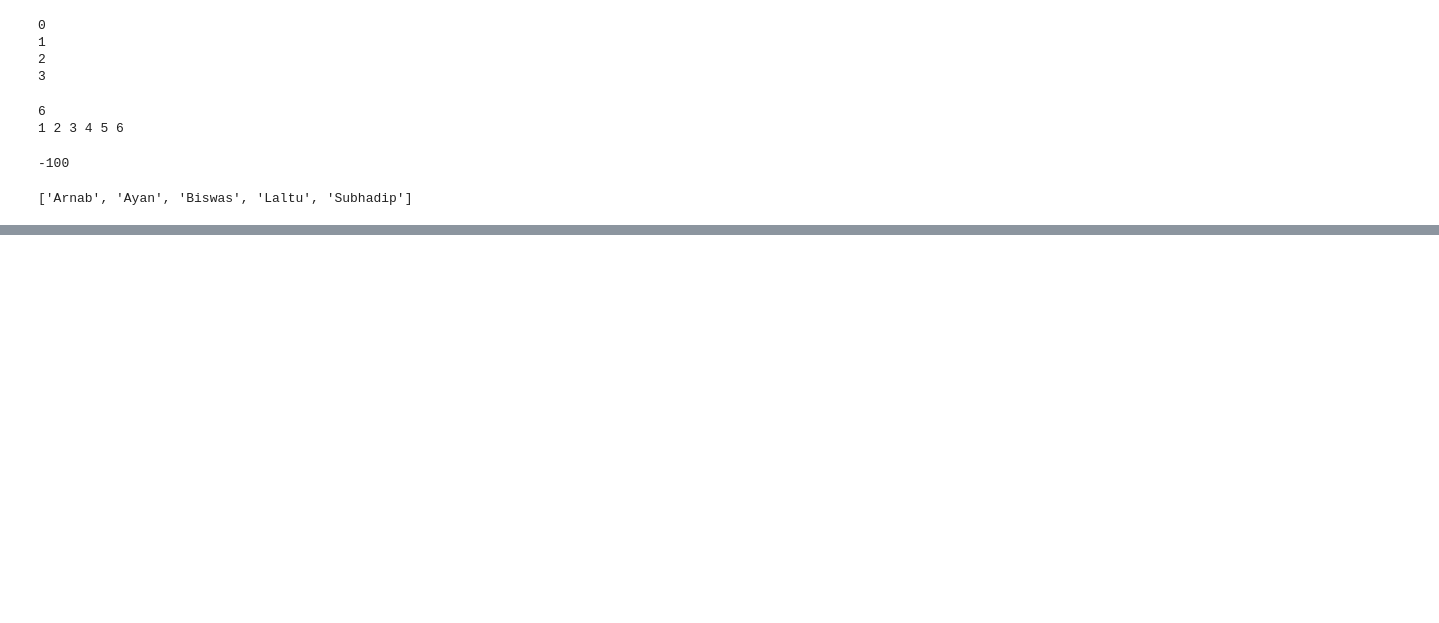
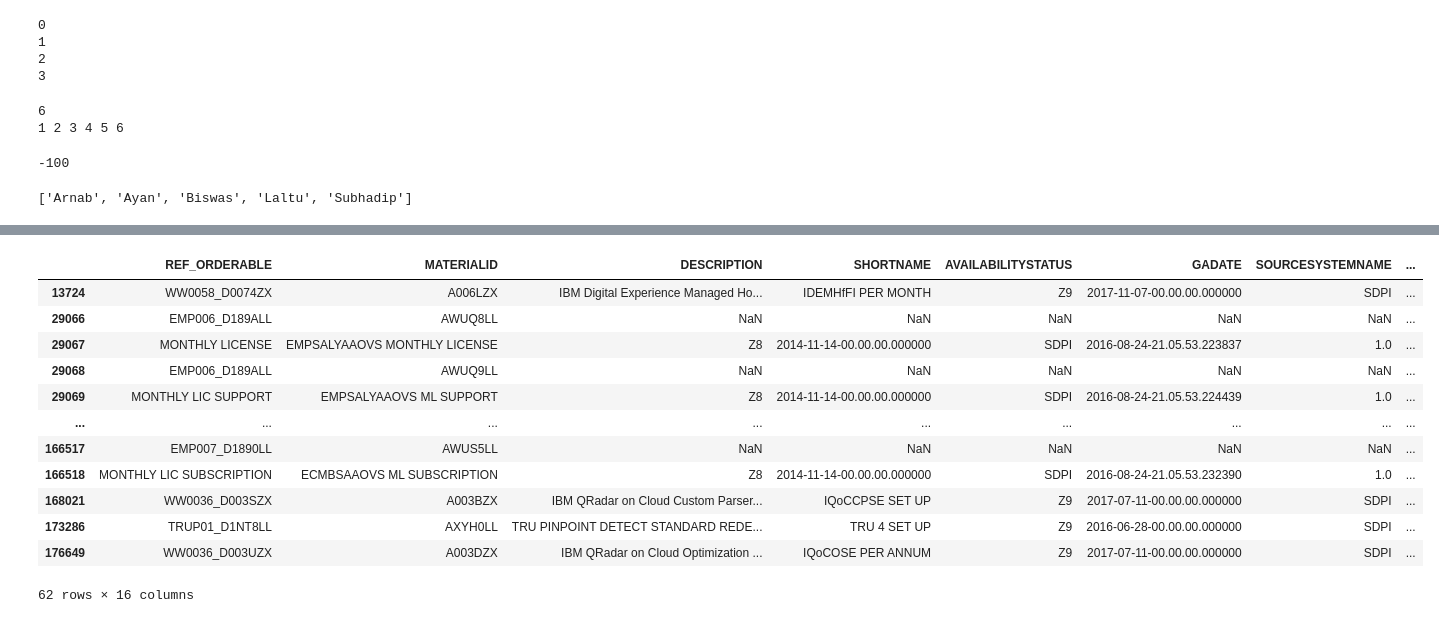
Before and after one commit to arnab36/interview-preparation, a Jupyter notebook: basic.ipynb, the cells around one changed output, grey strips where cells are left out. Saved outputs shown, nothing was run; the diff lists cells and outputs as text; code cells hidden in the pictures; blank space fills up the shorter version.

```diff
--- a/basic.ipynb
+++ b/basic.ipynb
@@ -236,0 +239,2 @@ print(arr)
+# %%
+df = pd.read_csv('test_data3.csv')
@@ -236,0 +310,16 @@ print(arr)
+# %%
+df[df.isna().any(axis=1)]
+# %% [output]
+|  | REF_ORDERABLE | MATERIALID | DESCRIPTION | SHORTNAME | AVAILABILITYSTATUS | GADATE | SOURCESYSTEMNAME | ... |
+| 13724 | WW0058_D0074ZX | A006LZX | IBM Digital Experience Managed Ho... | IDEMHfFI PER MONTH | Z9 | 2017-11-07-00.00.00.000000 | SDPI | ... |
+| 29066 | EMP006_D189ALL | AWUQ8LL | NaN | NaN | NaN | NaN | NaN | ... |
+| 29067 | MONTHLY LICENSE | EMPSALYAAOVS MONTHLY LICENSE | Z8 | 2014-11-14-00.00.00.000000 | SDPI | 2016-08-24-21.05.53.223837 | 1.0 | ... |
+| 29068 | EMP006_D189ALL | AWUQ9LL | NaN | NaN | NaN | NaN | NaN | ... |
+| 29069 | MONTHLY LIC SUPPORT | EMPSALYAAOVS ML SUPPORT | Z8 | 2014-11-14-00.00.00.000000 | SDPI | 2016-08-24-21.05.53.224439 | 1.0 | ... |
+| ... | ... | ... | ... | ... | ... | ... | ... | ... |
+| 166517 | EMP007_D1890LL | AWUS5LL | NaN | NaN | NaN | NaN | NaN | ... |
+| 166518 | MONTHLY LIC SUBSCRIPTION | ECMBSAAOVS ML SUBSCRIPTION | Z8 | 2014-11-14-00.00.00.000000 | SDPI | 2016-08-24-21.05.53.232390 | 1.0 | ... |
+| 168021 | WW0036_D003SZX | A003BZX | IBM QRadar on Cloud Custom Parser... | IQoCCPSE SET UP | Z9 | 2017-07-11-00.00.00.000000 | SDPI | ... |
+| 173286 | TRUP01_D1NT8LL | AXYH0LL | TRU PINPOINT DETECT STANDARD REDE... | TRU 4 SET UP | Z9 | 2016-06-28-00.00.00.000000 | SDPI | ... |
+| 176649 | WW0036_D003UZX | A003DZX | IBM QRadar on Cloud Optimization ... | IQoCOSE PER ANNUM | Z9 | 2017-07-11-00.00.00.000000 | SDPI | ... |
+62 rows × 16 columns
```
Also changed, not shown: parts of 18 cells of this notebook, 7 other files.
